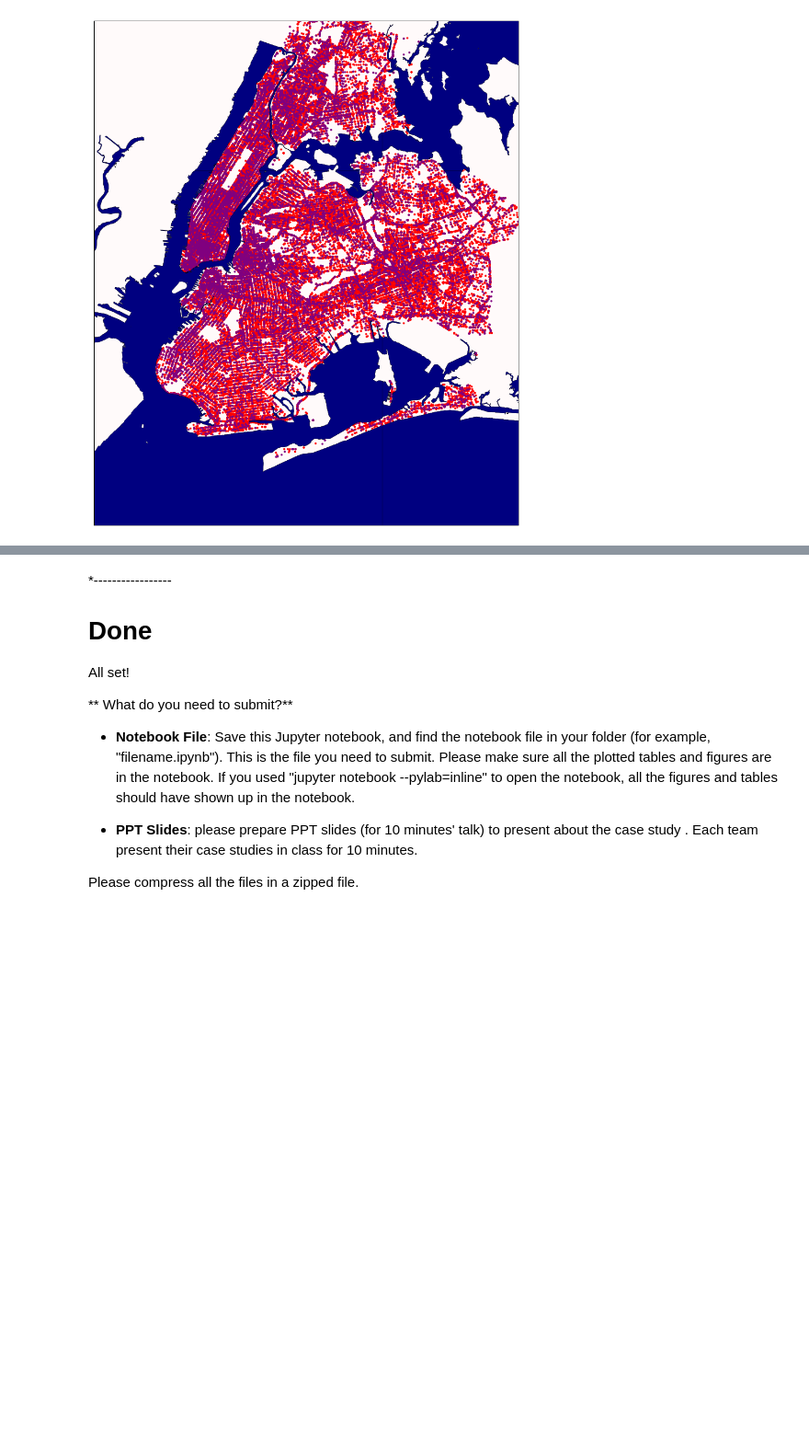
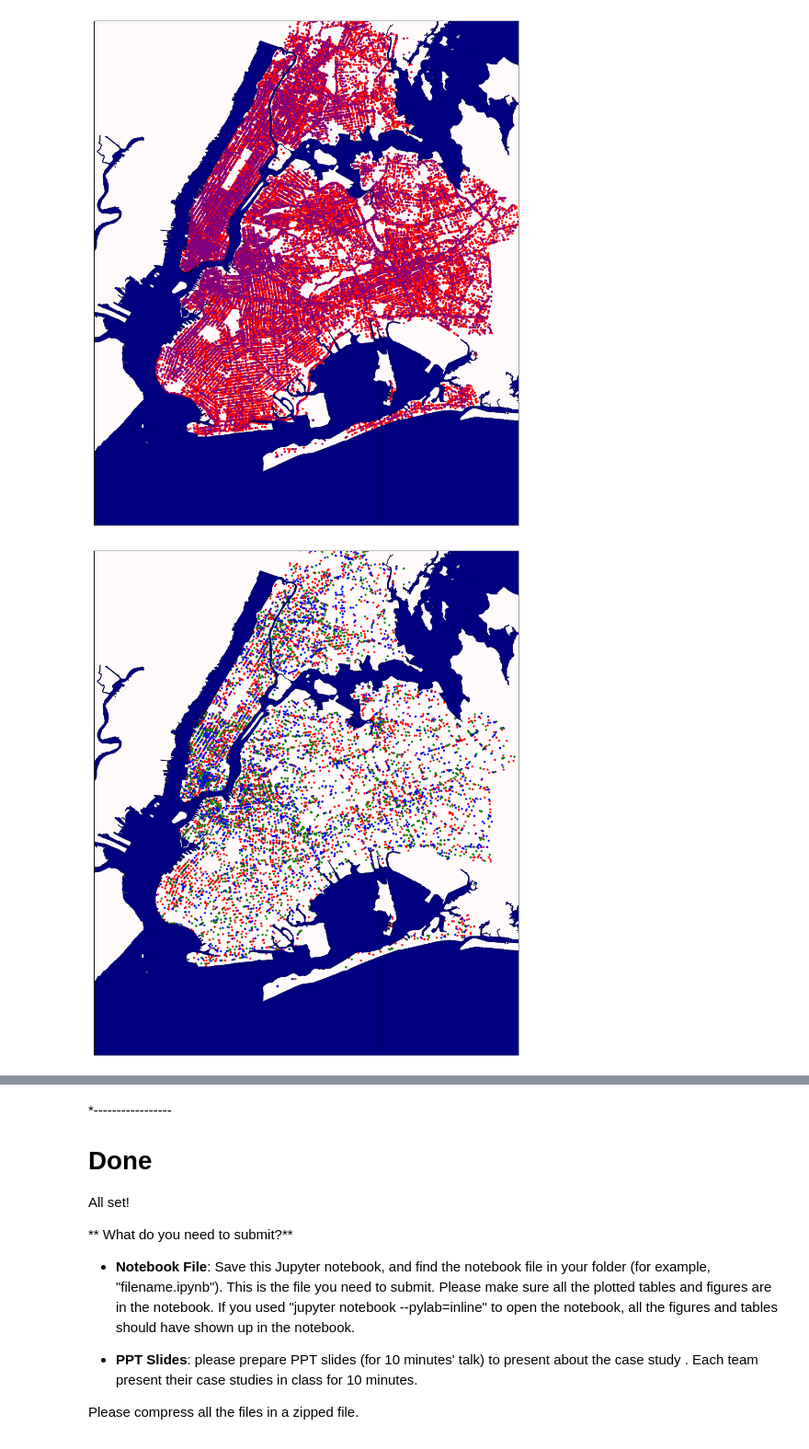
Before and after one commit to dontirun/DS3001-Case-6, a Jupyter notebook: case6.ipynb, the cells around one changed output, grey strips where cells are left out. Shown at 92% size. Cells and saved outputs as stored; diff of their text form; code cells hidden in the pictures; blank space fills up the shorter version.

```diff
--- a/case6.ipynb
+++ b/case6.ipynb
@@ -489,3 +502,67 @@ map.scatter(x2,y2, marker = '.', color = 'purple')
 plt.show()
 # %% [output]
 [figure]
+# %%
+# INFRASTRUCTURE FAILURE BY YEAR
+
+# Set up map
+fig, ax = plt.subplots(figsize=(18,18))
+map = Basemap(projection='mill',
+            llcrnrlat = 40.5,
+            llcrnrlon = -74.1,
+            urcrnrlat = 40.9,
+            urcrnrlon = -73.7,
+            resolution='c')
+
+map.drawmapboundary(fill_color = 'snow')
+map.readshapefile('nyc_shapefile/nyc', 'nyc')
+
+# Separate water and land polygons in shapefile
+water_patches = []
+land_patches = []
+water_tiles = [13936, 7906, 3830, 1456, 1311, 581, 291, 120, 107, 19]
+
+# Color shapefile polygons
+for info, shape in zip(map.nyc_info, map.nyc):
+    if len(shape) in water_tiles:
+        water_patches.append(Polygon(np.array(shape), True))
+    else:
+        land_patches.append(Polygon(np.array(shape), True))
+ax.add_collection(PatchCollection(water_patches, facecolor= 'navy', edgecolor='k', linewidths=0.3, zorder=2))
+ax.add_collection(PatchCollection(land_patches, facecolor= 'snow', edgecolor='k', linewidths=0.3, zorder=2))
+
+# Accidents possible infrastructure problems
+# Cited contributing factors: 'Shoulders Defective/Improper', 'Traffic Control Device Improper/Nonworking',
+                                #'Lane Marking Improper/Inadequate', 'Pavement Defective', 'Obstruction/Debris',
+                                #'View Obstructed/Limited', 'Oversized Vehicle', or 'Pavement Slippery'
+infr_17_lat = []
+infr_17_lon = []
+infr_16_lat = []
+infr_16_lon = []
+infr_15_lat = []
+infr_15_lon = []
+for line in infr_fail:
+    if line['LATITUDE'] == '' or line['LONGITUDE'] == '':
+        continue
+    elif line['DATE'].split('/')[2] == '2017':
+        infr_17_lat.append(float(line['LATITUDE']))
+        infr_17_lon.append(float(line['LONGITUDE']))
+    elif line['DATE'].split('/')[2] == '2016':
+        infr_16_lat.append(float(line['LATITUDE']))
+        infr_16_lon.append(float(line['LONGITUDE']))
+    elif line['DATE'].split('/')[2] == '2015':
+        infr_15_lat.append(float(line['LATITUDE']))
+        infr_15_lon.append(float(line['LONGITUDE']))
+
+# Add datapoints
+x1,y1 = map(infr_15_lon, infr_15_lat)
+map.scatter(x1,y1, marker = '.', color = 'red')
+x2,y2 = map(infr_16_lon, infr_16_lat)
+map.scatter(x2,y2, marker = '.', color = 'green')
+x3,y3 = map(infr_17_lon, infr_17_lat)
+map.scatter(x3,y3, marker = '.', color = 'blue')
+
+# Show Plots
+plt.show()
+# %% [output]
+[figure, added]
```
Also changed, not shown: parts of 7 cells of this notebook.
